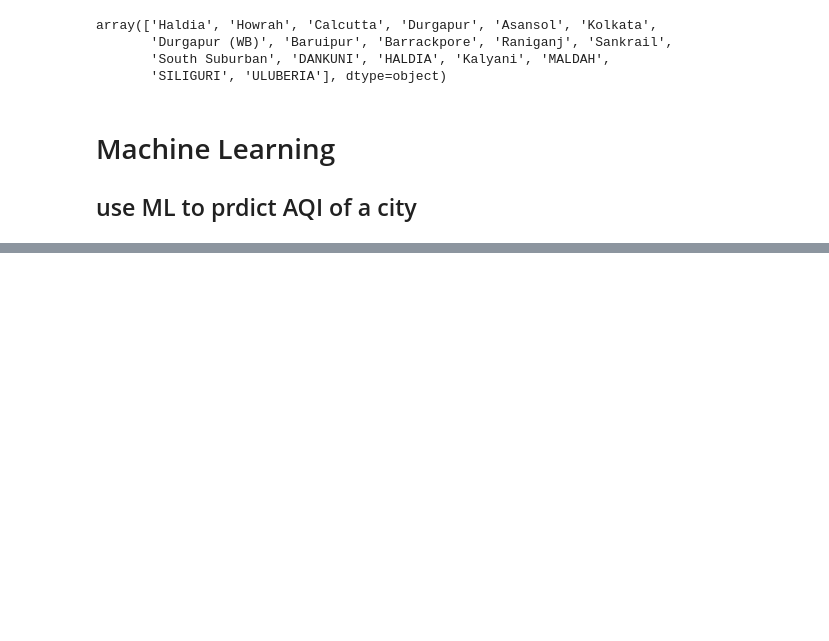
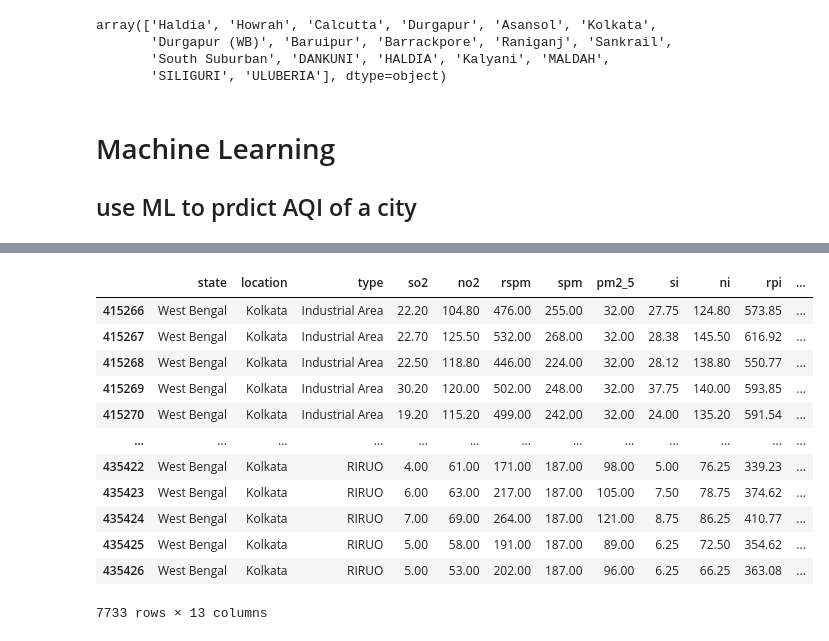
Before and after one commit to Panchajanya1999/aqi_ml, a Jupyter notebook: notebook.ipynb, the cells around one changed output, grey strips where cells are left out. Cells and saved outputs as stored; diff of their text form; code cells hidden in the pictures; blank space fills up the shorter version.

```diff
--- a/notebook.ipynb
+++ b/notebook.ipynb
@@ -322,0 +308,17 @@ ModuleNotFoundError: No module named 'lazypredict'
+# %%
+# locate the rows where location is Kolkata
+df.loc[df['location'] == 'Kolkata']
+# %% [output]
+|  | state | location | type | so2 | no2 | rspm | spm | pm2_5 | si | ni | rpi | ... |
+| 415266 | West Bengal | Kolkata | Industrial Area | 22.20 | 104.80 | 476.00 | 255.00 | 32.00 | 27.75 | 124.80 | 573.85 | ... |
+| 415267 | West Bengal | Kolkata | Industrial Area | 22.70 | 125.50 | 532.00 | 268.00 | 32.00 | 28.38 | 145.50 | 616.92 | ... |
+| 415268 | West Bengal | Kolkata | Industrial Area | 22.50 | 118.80 | 446.00 | 224.00 | 32.00 | 28.12 | 138.80 | 550.77 | ... |
+| 415269 | West Bengal | Kolkata | Industrial Area | 30.20 | 120.00 | 502.00 | 248.00 | 32.00 | 37.75 | 140.00 | 593.85 | ... |
+| 415270 | West Bengal | Kolkata | Industrial Area | 19.20 | 115.20 | 499.00 | 242.00 | 32.00 | 24.00 | 135.20 | 591.54 | ... |
+| ... | ... | ... | ... | ... | ... | ... | ... | ... | ... | ... | ... | ... |
+| 435422 | West Bengal | Kolkata | RIRUO | 4.00 | 61.00 | 171.00 | 187.00 | 98.00 | 5.00 | 76.25 | 339.23 | ... |
+| 435423 | West Bengal | Kolkata | RIRUO | 6.00 | 63.00 | 217.00 | 187.00 | 105.00 | 7.50 | 78.75 | 374.62 | ... |
+| 435424 | West Bengal | Kolkata | RIRUO | 7.00 | 69.00 | 264.00 | 187.00 | 121.00 | 8.75 | 86.25 | 410.77 | ... |
+| 435425 | West Bengal | Kolkata | RIRUO | 5.00 | 58.00 | 191.00 | 187.00 | 89.00 | 6.25 | 72.50 | 354.62 | ... |
+| 435426 | West Bengal | Kolkata | RIRUO | 5.00 | 53.00 | 202.00 | 187.00 | 96.00 | 6.25 | 66.25 | 363.08 | ... |
+7733 rows × 13 columns
```
Also changed, not shown: parts of 7 cells of this notebook.
